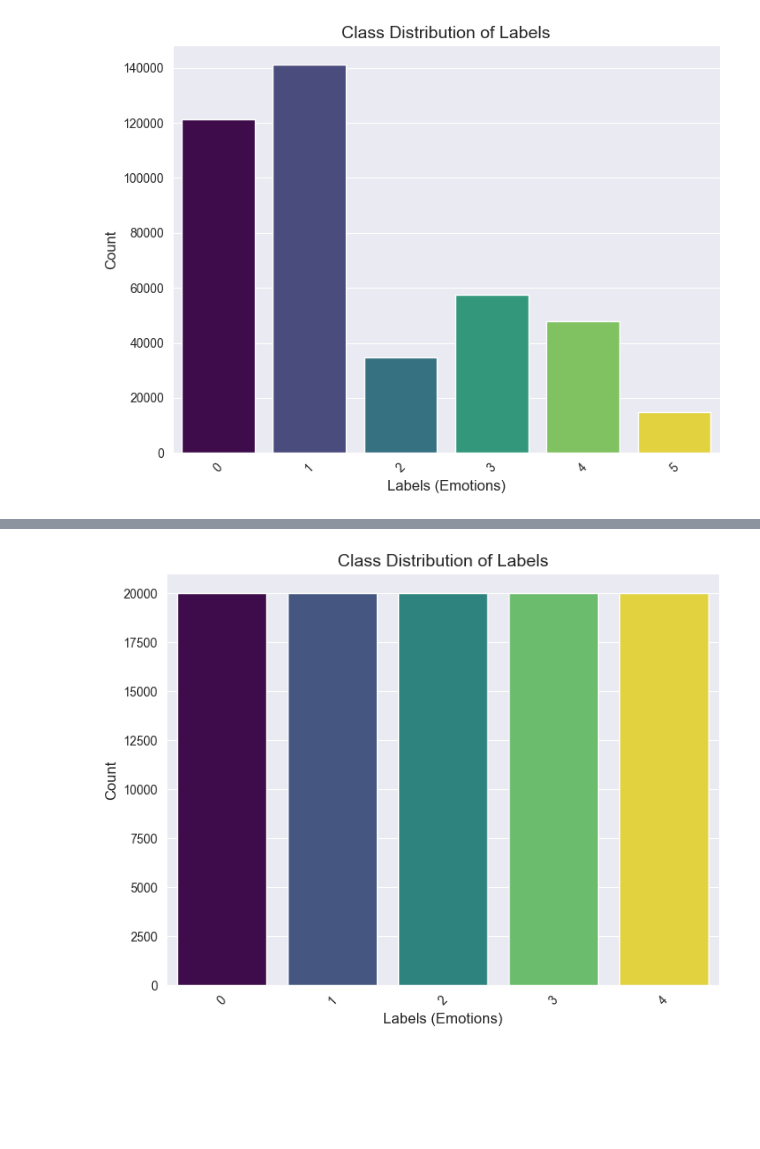
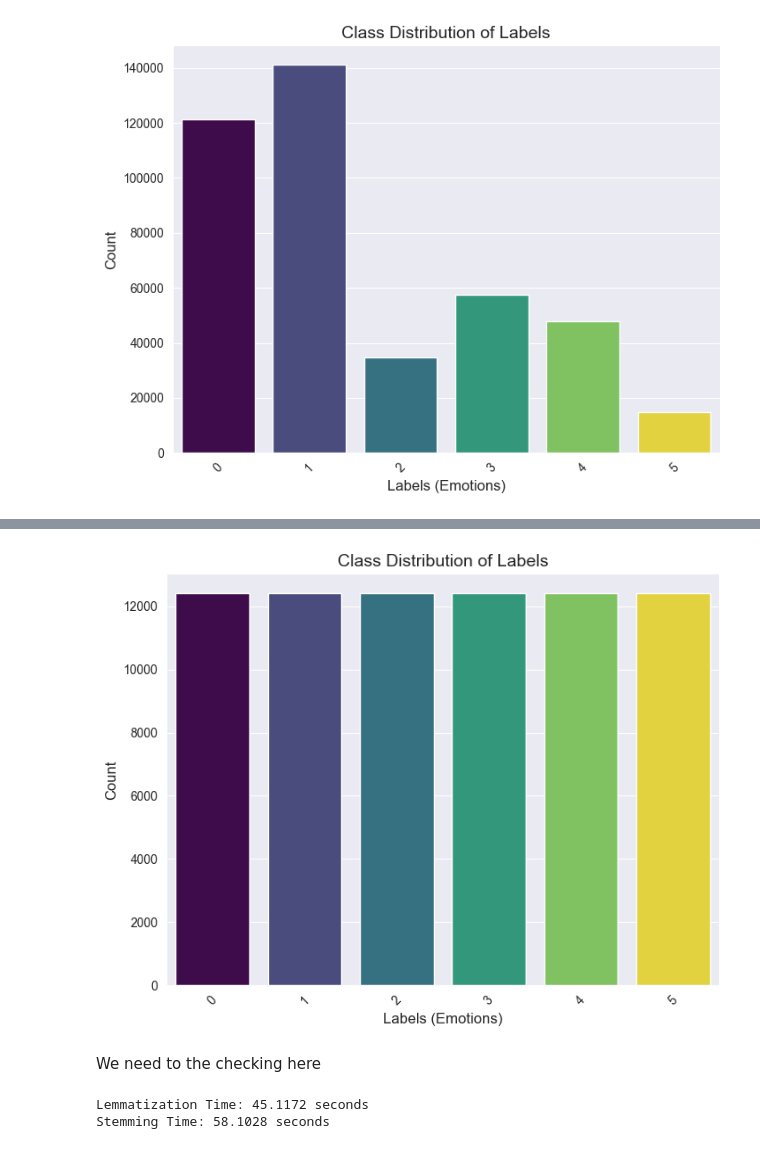
Before and after one commit to JamesAdeshina/Emotion_Classifier, a Jupyter notebook: main.ipynb, the cells around one changed output, grey strips where cells are left out. Cells and saved outputs as stored; diff of their text form; code cells hidden in the pictures; blank space fills up the shorter version.

```diff
--- a/main.ipynb
+++ b/main.ipynb
@@ -306,2 +410,0 @@ plt.show()
-# %%
-emotions_df = apply_preprocessing(emotions_df)
@@ -309,0 +413,3 @@ sampled_data_df = apply_preprocessing(sampled_data_df)
+# %%
+emotions_df = remove_duplicates(emotions_df, column='text')  # Remove duplicates first
+emotions_df = emotions_df[emotions_df['text'].str.strip() != ""].reset_index(drop=True)
@@ -309,0 +432,17 @@ sampled_data_df = apply_preprocessing(sampled_data_df)
+# %%
+# Undersampling 14k rows from each category 0, 1, 2, 3, 4, 5
+# Find the least frequent class count
+min_count = emotions_df['label'].value_counts().min()  # Get smallest class size
+print(f"Undersampling to {min_count} rows per class")
+
+
+# Apply undersampling to match the smallest class
+undersample_dataset = pd.concat([
+    emotions_df[emotions_df['label'] == label].sample(n=min_count, random_state=42)
+    for label in emotions_df['label'].unique()
+])
+
+
+# Display new class distribution
+print("\nNew Class Distribution After Undersampling:")
+print(undersample_dataset['label'].value_counts())
@@ -310,11 +497,24 @@ sampled_data_df = apply_preprocessing(sampled_data_df)
 # %%
 # Plot class distribution
 plt.figure(figsize=(8, 6))
-sns.countplot(x='label', data=sampled_data_df, hue='label', dodge=False, palette='viridis', legend=False)
+sns.countplot(x='label', data=undersample_dataset, hue='label', dodge=False, palette='viridis', legend=False)
 plt.title("Class Distribution of Labels", fontsize=14)
 plt.xlabel("Labels (Emotions)", fontsize=12)
 plt.ylabel("Count", fontsize=12)
 plt.xticks(rotation=45)
 plt.show()
 # %% [output]
-[figure, old version]
+[figure, new version]
+# %% [markdown]
+We need to the checking here
+# %%
+# Measure Lemmatization Time
+df, lemmatization_time = measure_time(apply_preprocessing, undersample_dataset)
+print(f"Lemmatization Time: {lemmatization_time:.4f} seconds")
+
+# Measure Stemming Time
+df, stemming_time = measure_time(apply_preprocessing_stemming, undersample_dataset)
+print(f"Stemming Time: {stemming_time:.4f} seconds")
+# %% [output]
+Lemmatization Time: 45.1172 seconds
+Stemming Time: 58.1028 seconds
```
Also changed, not shown: parts of 43 cells of this notebook, 5 other files.
